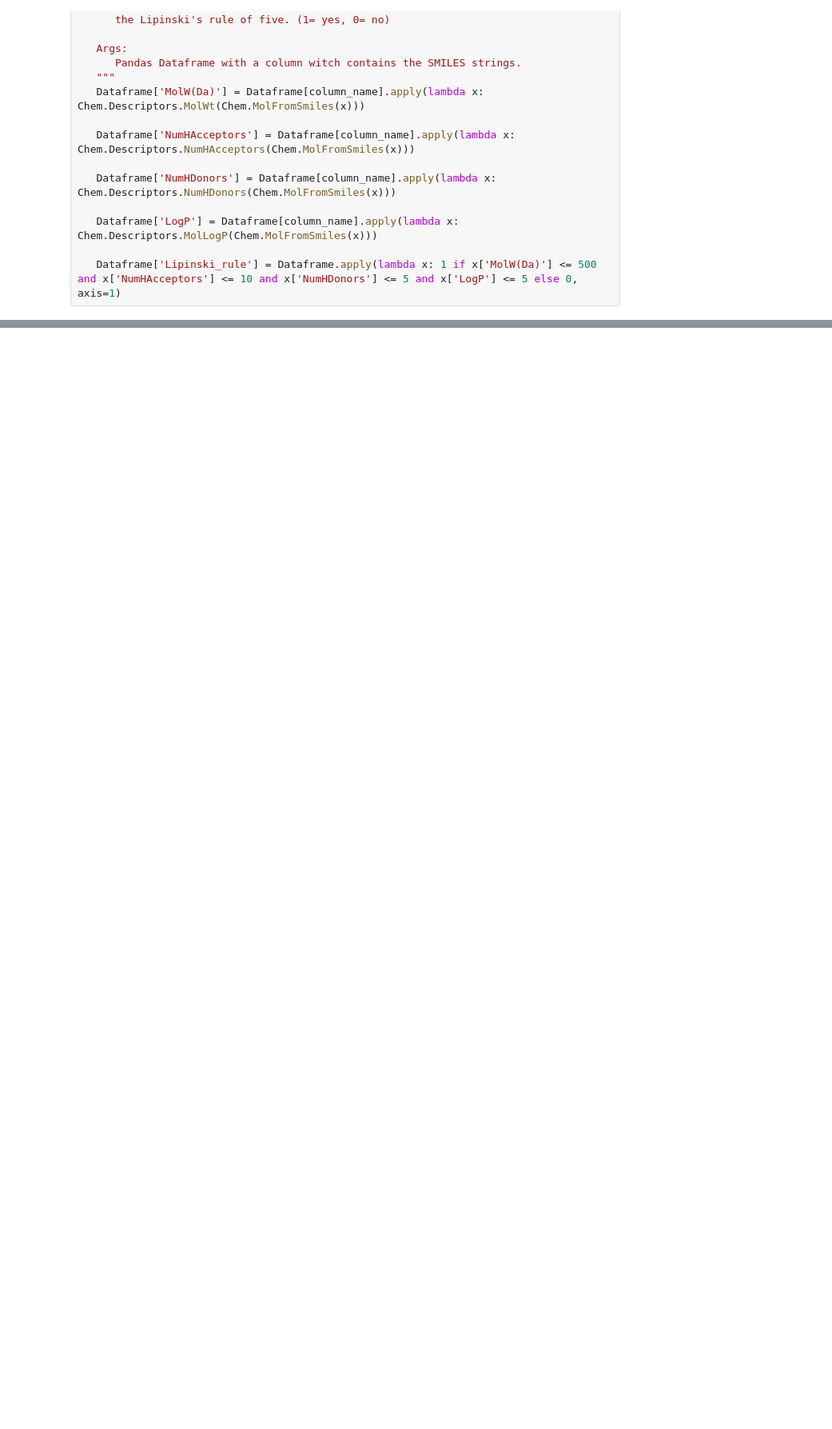
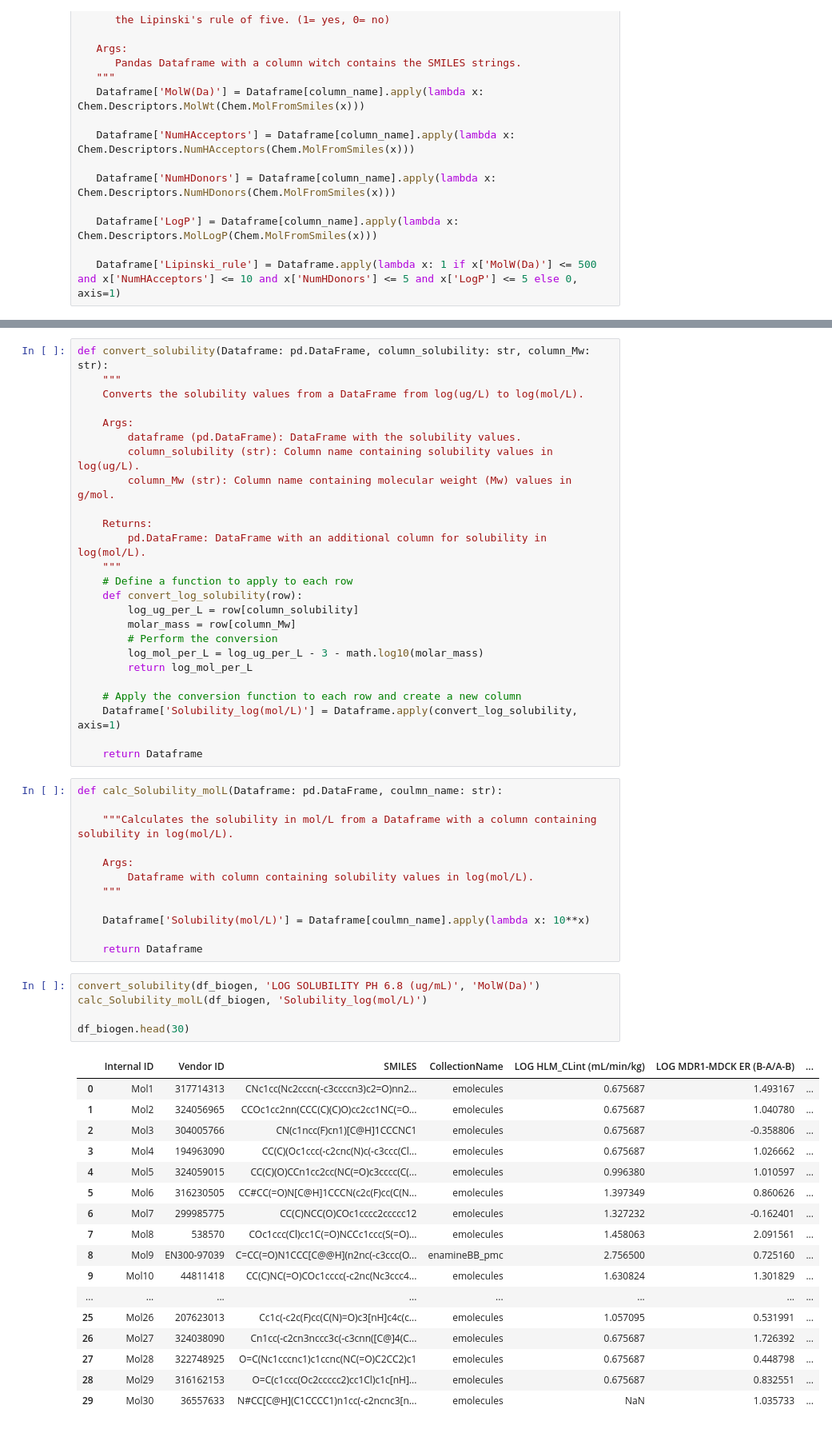
Before and after one commit to NinaB99/AI-for-Chemistry, a Jupyter notebook: Code/Data_cleaning.ipynb, the cells around one changed output, grey strips where cells are left out. Shown: that part at 80% size. Drawn from its saved outputs; the diff is of its cells as text; blank space fills up the shorter version.

```diff
--- a/Code/Data_cleaning.ipynb
+++ b/Code/Data_cleaning.ipynb
@@ -80,0 +98,60 @@ def add_Lipinski_descriptors(Dataframe: pd.DataFrame, column_name: str):
+# %%
+def convert_solubility(Dataframe: pd.DataFrame, column_solubility: str, column_Mw: str):
+    """
+    Converts the solubility values from a DataFrame from log(ug/L) to log(mol/L).
+
+    Args:
+        dataframe (pd.DataFrame): DataFrame with the solubility values.
+        column_solubility (str): Column name containing solubility values in log(ug/L).
+        column_Mw (str): Column name containing molecular weight (Mw) values in g/mol.
+
+    Returns:
+        pd.DataFrame: DataFrame with an additional column for solubility in log(mol/L).
+    """
+    # Define a function to apply to each row
+    def convert_log_solubility(row):
+        log_ug_per_L = row[column_solubility]
+        molar_mass = row[column_Mw]
+        # Perform the conversion
+        log_mol_per_L = log_ug_per_L - 3 - math.log10(molar_mass)
+        return log_mol_per_L
+
+    # Apply the conversion function to each row and create a new column
+    Dataframe['Solubility_log(mol/L)'] = Dataframe.apply(convert_log_solubility, axis=1)
+
+    return Dataframe
+# %%
+def calc_Solubility_molL(Dataframe: pd.DataFrame, coulmn_name: str):
+
+    """Calculates the solubility in mol/L from a Dataframe with a column containing solubility in log(mol/L).
+
+    Args:
+        Dataframe with column containing solubility values in log(mol/L).
+    """
+
+    Dataframe['Solubility(mol/L)'] = Dataframe[coulmn_name].apply(lambda x: 10**x)
+
+    return Dataframe
+# %%
+convert_solubility(df_biogen, 'LOG SOLUBILITY PH 6.8 (ug/mL)', 'MolW(Da)')
+calc_Solubility_molL(df_biogen, 'Solubility_log(mol/L)')
+
+df_biogen.head(30)
+# %% [output]
+|  | Internal ID | Vendor ID | SMILES | CollectionName | LOG HLM_CLint (mL/min/kg) | LOG MDR1-MDCK ER (B-A/A-B) | ... |
+| 0 | Mol1 | 317714313 | CNc1cc(Nc2cccn(-c3ccccn3)c2=O)nn2... | emolecules | 0.675687 | 1.493167 | ... |
+| 1 | Mol2 | 324056965 | CCOc1cc2nn(CCC(C)(C)O)cc2cc1NC(=O... | emolecules | 0.675687 | 1.040780 | ... |
+| 2 | Mol3 | 304005766 | CN(c1ncc(F)cn1)[C@H]1CCCNC1 | emolecules | 0.675687 | -0.358806 | ... |
+| 3 | Mol4 | 194963090 | CC(C)(Oc1ccc(-c2cnc(N)c(-c3ccc(Cl... | emolecules | 0.675687 | 1.026662 | ... |
+| 4 | Mol5 | 324059015 | CC(C)(O)CCn1cc2cc(NC(=O)c3cccc(C(... | emolecules | 0.996380 | 1.010597 | ... |
+| 5 | Mol6 | 316230505 | CC#CC(=O)N[C@H]1CCCN(c2c(F)cc(C(N... | emolecules | 1.397349 | 0.860626 | ... |
+| 6 | Mol7 | 299985775 | CC(C)NCC(O)COc1cccc2ccccc12 | emolecules | 1.327232 | -0.162401 | ... |
+| 7 | Mol8 | 538570 | COc1ccc(Cl)cc1C(=O)NCCc1ccc(S(=O)... | emolecules | 1.458063 | 2.091561 | ... |
+| 8 | Mol9 | EN300-97039 | C=CC(=O)N1CCC[C@@H](n2nc(-c3ccc(O... | enamineBB_pmc | 2.756500 | 0.725160 | ... |
+| 9 | Mol10 | 44811418 | CC(C)NC(=O)COc1cccc(-c2nc(Nc3ccc4... | emolecules | 1.630824 | 1.301829 | ... |
+| ... | ... | ... | ... | ... | ... | ... | ... |
+| 25 | Mol26 | 207623013 | Cc1c(-c2c(F)cc(C(N)=O)c3[nH]c4c(c... | emolecules | 1.057095 | 0.531991 | ... |
+| 26 | Mol27 | 324038090 | Cn1cc(-c2cn3nccc3c(-c3cnn([C@]4(C... | emolecules | 0.675687 | 1.726392 | ... |
+| 27 | Mol28 | 322748925 | O=C(Nc1cccnc1)c1ccnc(NC(=O)C2CC2)c1 | emolecules | 0.675687 | 0.448798 | ... |
+| 28 | Mol29 | 316162153 | O=C(c1ccc(Oc2ccccc2)cc1Cl)c1c[nH]... | emolecules | 0.675687 | 0.832551 | ... |
+| 29 | Mol30 | 36557633 | N#CC[C@H](C1CCCC1)n1cc(-c2ncnc3[n... | emolecules | NaN | 1.035733 | ... |
```
Also changed, not shown: parts of 8 cells of this notebook, 4 other files.
